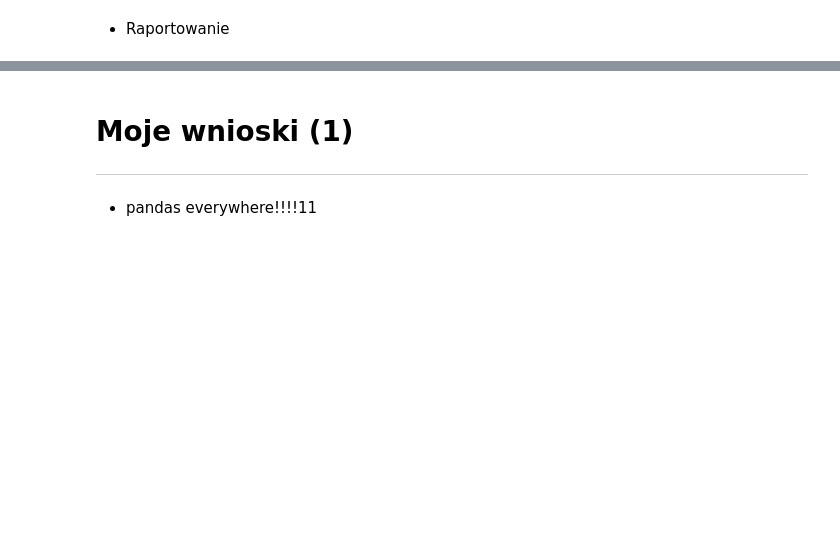
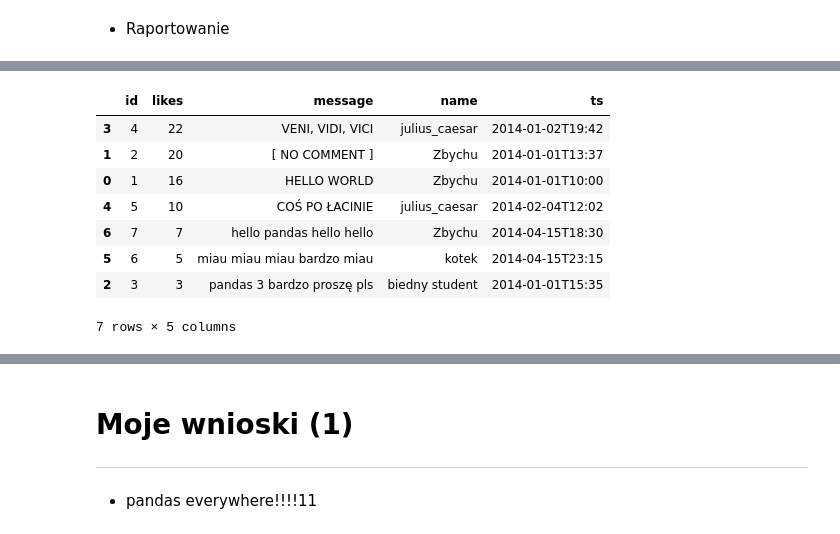
Before and after one commit to pawroman/pywaw-pandas, a Jupyter notebook: src/pandas_pywaw.ipynb, the cells around one changed output, grey strips where cells are left out. Saved outputs shown, nothing was run; the diff lists cells and outputs as text; code cells hidden in the pictures; blank space fills up the shorter version.

```diff
--- a/src/pandas_pywaw.ipynb
+++ b/src/pandas_pywaw.ipynb
@@ -541,0 +121,13 @@ assign
+# %%
+posts.loc[posts.likes >= 10, "message"] = posts["message"].str.decode("utf8").str.upper()
+posts
+# %% [output]
+|  | id | likes | message | name | ts |
+| 3 | 4 | 22 | VENI, VIDI, VICI | julius_caesar | 2014-01-02T19:42 |
+| 1 | 2 | 20 | [ NO COMMENT ] | Zbychu | 2014-01-01T13:37 |
+| 0 | 1 | 16 | HELLO WORLD | Zbychu | 2014-01-01T10:00 |
+| 4 | 5 | 10 | COŚ PO ŁACINIE | julius_caesar | 2014-02-04T12:02 |
+| 6 | 7 | 7 | hello pandas hello hello | Zbychu | 2014-04-15T18:30 |
+| 5 | 6 | 5 | miau miau miau bardzo miau | kotek | 2014-04-15T23:15 |
+| 2 | 3 | 3 | pandas 3 bardzo proszę pls | biedny student | 2014-01-01T15:35 |
+7 rows × 5 columns
```
Also changed, not shown: parts of 81 cells of this notebook, 2 other files.
